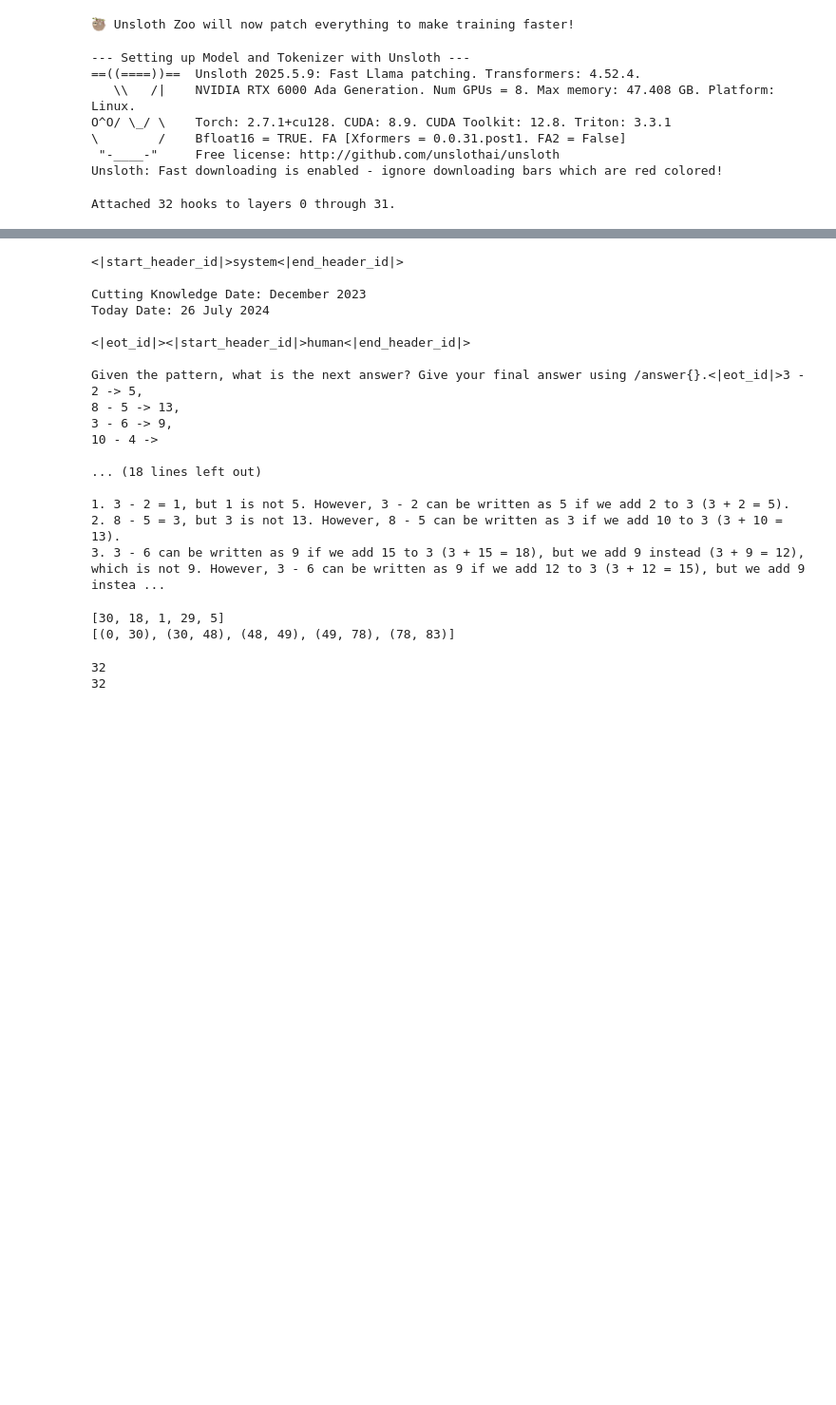
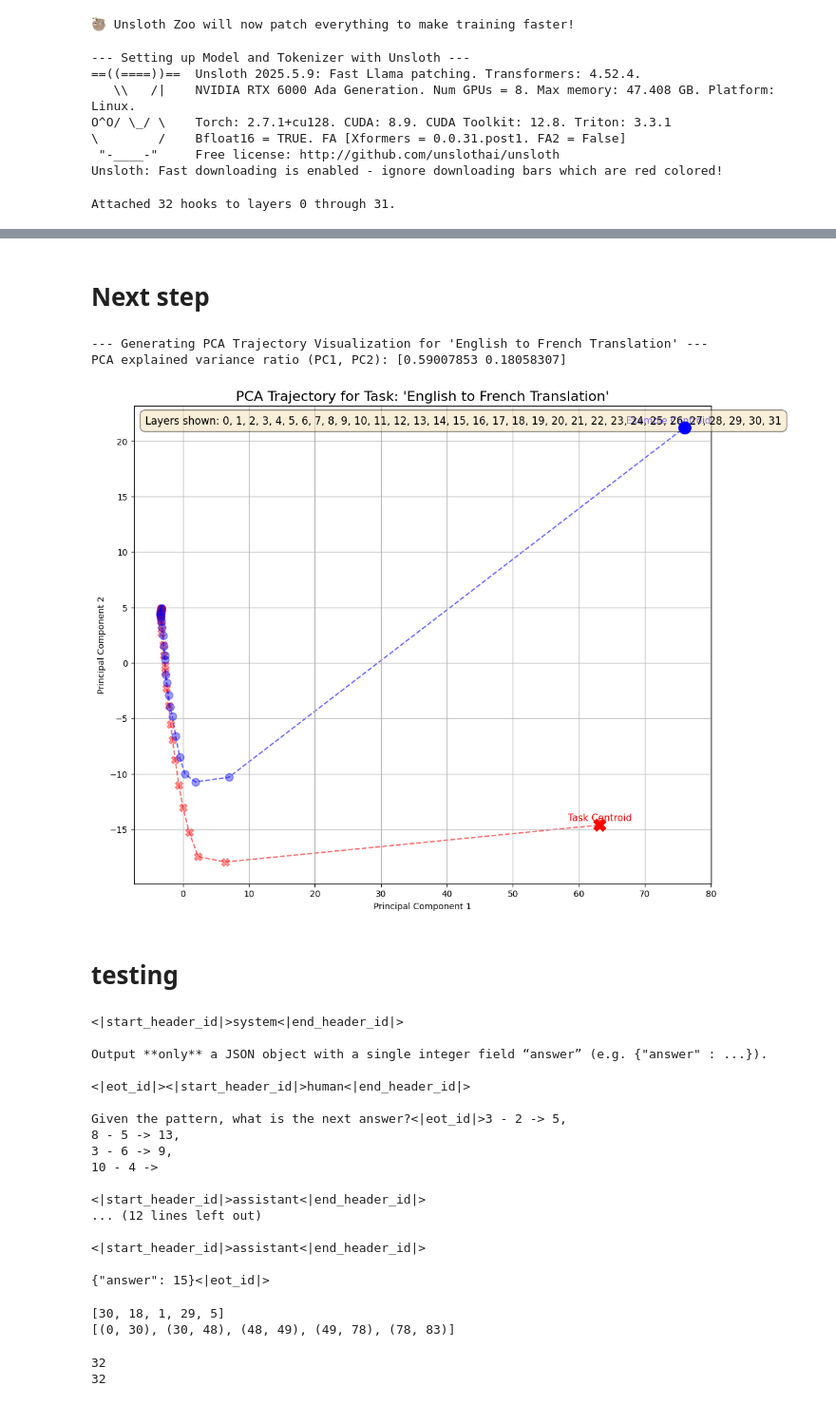
Before and after one commit to eeen17/ucct, a Jupyter notebook: explore.ipynb, the cells around one changed output, grey strips where cells are left out. Shown at 95% size. Cells and saved outputs as stored; diff of their text form; code cells hidden in the pictures; blank space fills up the shorter version.

Commit message:
more tasks

```diff
--- a/explore.ipynb
+++ b/explore.ipynb
@@ -109,10 +308,10 @@ from typing import NamedTuple
 
 
 class Task(NamedTuple):
-    task_name: str = ""
+    name: str = ""
     input_header: str = "<|start_header_id|>system<|end_header_id|>\n\nCutting Knowledge Date: December 2023\nToday Date: 26 July 2024\n\nToday Date: 26 July 2024\n\n<|eot_id|><|start_header_id|>human<|end_header_id|>\n\n"
     task: str = ""
-    eot: str = "<|eot_id|>"
+    eot: str = "<|eot_id|>\n\nExamples:\n"
     examples: str = ""
     input_footer: str = "\n\n<|start_header_id|>assistant<|end_header_id|>\n\n"
 
@@ -123,7 +322,7 @@ def formatTasks(suite: list[dict[str, str | list[str]]]) -> list[Task]:
     for t in suite:
         tasks.append(
             Task(
-                task_name=str(t["name"]),
+                name=str(t["name"]),
                 task=str(t["instruction"]),
                 examples="\n".join(t["examples"]),
             ),
@@ -146,7 +345,7 @@ class Input(NamedTuple):
 def processTaskInput(task: Task) -> Input:
     lengths = []
     recon_tokens = []  # reconstructed tokens list
-    for i, x in enumerate(task):
+    for i, x in enumerate(task[1:]):
         section_tokens = tokenizer.encode(x)[
             0 if i == 0 else 1 :
         ]  # remove each begin_of_text token except first one
@@ -158,7 +357,7 @@ def processTaskInput(task: Task) -> Input:
     for length in lengths:
         indices.append(Range(lower, length + lower))
         lower += length
-
+    print(indices)
     # input_arr = [input_header, task, "<|eot_id|>", examples, input_footer]
     return Input(
         task_indices=indices[1],
@@ -168,6 +367,7 @@ def processTaskInput(task: Task) -> Input:
 
 
 tasks = formatTasks(task_suite)
+processedTasks: list[tuple[Task, Input]] = []
 for task in tasks:
-    print(processTaskInput(task))
+    processedTasks.append((task, processTaskInput(task)))
 # %% [output]
@@ -181,20 +393,18 @@ from transformers import TextStreamer  # type: ignore
 
 task_outputs: dict[str, list[torch.Tensor]] = {}
 text_streamer = TextStreamer(tokenizer)
+tasks = formatTasks(task_suite)
 
-print(f"{'='*10} GENERATING {'='*10}")
-for task in tasks:
-    print(f"\n\n{'-'*10} {task.task_name} {'-'*10}\n")
-    input = processTaskInput(task)
-    # don't need to stream?
+print(f"{'=' * 10} GENERATING {'=' * 10}")
+for task, input in processedTasks:
+    print(f"\n\n{'-' * 10} {task.name} {'-' * 10}\n")
     _ = model.generate(
         input_ids=torch.tensor([input.tokenized]).to("cuda"),
         streamer=text_streamer,
-        max_new_tokens=1024,
+        max_new_tokens=256,
         use_cache=True,
     )
-    task_outputs[task.task_name] = all_layer_outputs.copy()
-    all_layer_outputs.clear()
+    task_outputs[task.name] = all_layer_outputs.copy()
 # %% [output]
 ========== GENERATING ==========
 
@@ -218,0 +701,2 @@ IndexError: list assignment index out of range
+# %% [markdown]
+# Next step
@@ -219,16 +845,32 @@ IndexError: list assignment index out of range
+# %%
+layers_to_show_pca = layer_indices
+
+# Visualize the first task
+task_to_visualize = processedTasks[0][0].name
+visualize_pca_trajectory(
+    hidden_states_by_task,
+    task_name=task_to_visualize,
+    layers_to_show=layers_to_show_pca,
+    title=f"PCA Trajectory for Task: '{task_to_visualize}'",
+)
+# %% [output]
+--- Generating PCA Trajectory Visualization for 'English to French Translation' ---
+PCA explained variance ratio (PC1, PC2): [0.59007853 0.18058307]
+[figure, added]
+# %% [markdown]
+# testing
 # %%
 from transformers import TextStreamer  # type: ignore
 
 input_header = """<|start_header_id|>system<|end_header_id|>
 
-Cutting Knowledge Date: December 2023
-Today Date: 26 July 2024
+Output **only** a JSON object with a single integer field “answer” (e.g. {"answer" : ...}).
 
 <|eot_id|><|start_header_id|>human<|end_header_id|>
 
 """
 
-task = "Given the pattern, what is the next answer? Give your final answer using /answer{}."
+task = "Given the pattern, what is the next answer?"
 
 examples = """3 - 2 -> 5,
 8 - 5 -> 13,
@@ -291,21 +933,21 @@ _ = model.generate(
 # %% [output]
 <|start_header_id|>system<|end_header_id|>
 
-Cutting Knowledge Date: December 2023
-Today Date: 26 July 2024
+Output **only** a JSON object with a single integer field “answer” (e.g. {"answer" : ...}).
 
 <|eot_id|><|start_header_id|>human<|end_header_id|>
 
-Given the pattern, what is the next answer? Give your final answer using /answer{}.<|eot_id|>3 - 2 -> 5,
+Given the pattern, what is the next answer?<|eot_id|>3 - 2 -> 5,
 8 - 5 -> 13,
 3 - 6 -> 9,
 10 - 4 ->
 
-... (18 lines left out)
+<|start_header_id|>assistant<|end_header_id|>
+... (12 lines left out)
 
-1. 3 - 2 = 1, but 1 is not 5. However, 3 - 2 can be written as 5 if we add 2 to 3 (3 + 2 = 5).
-2. 8 - 5 = 3, but 3 is not 13. However, 8 - 5 can be written as 3 if we add 10 to 3 (3 + 10 = 13).
-3. 3 - 6 can be written as 9 if we add 15 to 3 (3 + 15 = 18), but we add 9 instead (3 + 9 = 12), which is not 9. However, 3 - 6 can be written as 9 if we add 12 to 3 (3 + 12 = 15), but we add 9 instea ...
+<|start_header_id|>assistant<|end_header_id|>
+
+{"answer": 15}<|eot_id|>
 # %%
 # test = tokenizer.encode(test_input)
 # print(len(test))
```
Also changed, not shown: parts of 11 cells of this notebook, 2 other files.
